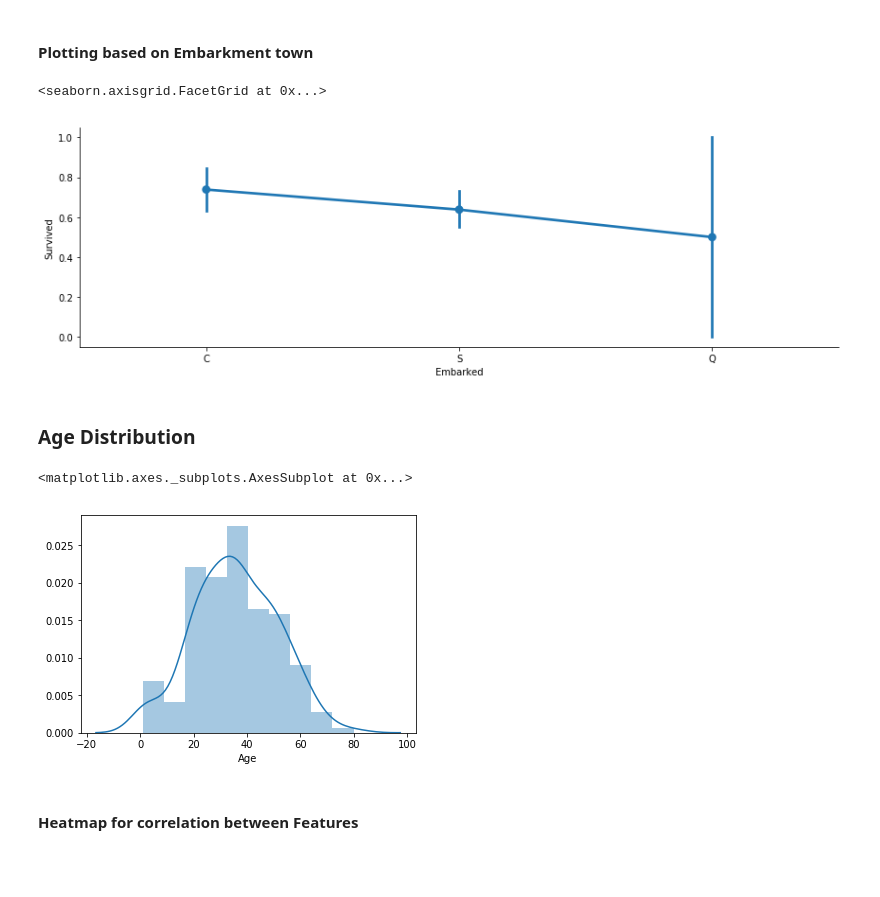
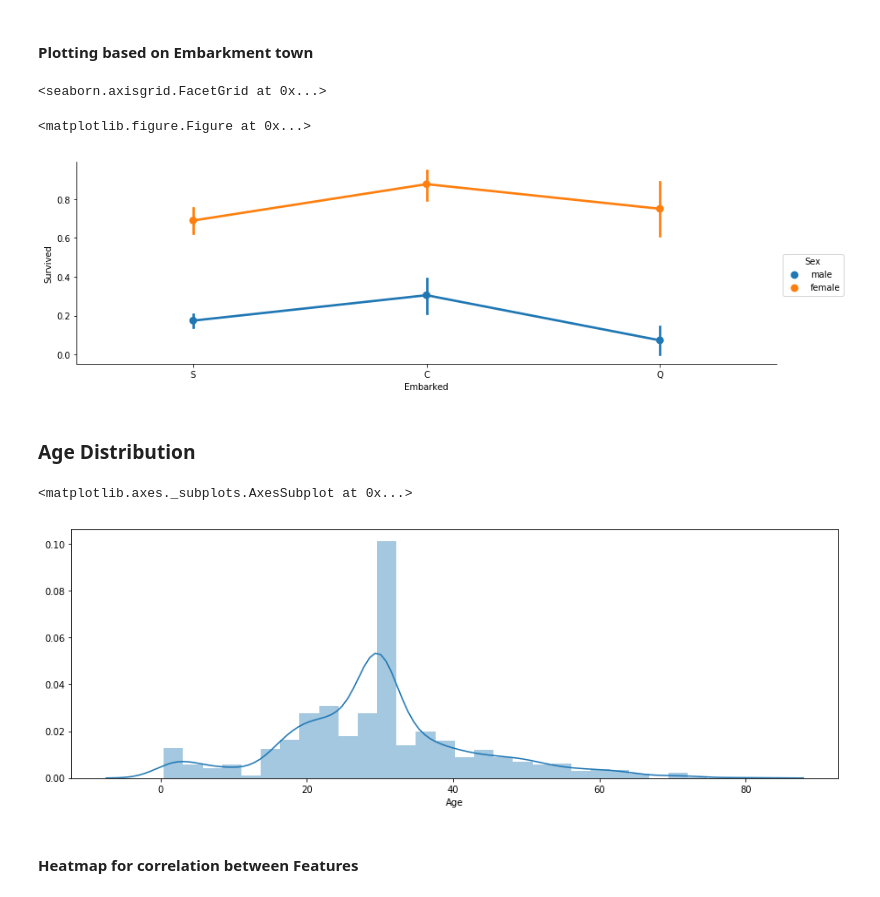
Before and after one commit to 4bic/learn_code, a Jupyter notebook: titanic/titanic_submission_v1.ipynb, the cells around one changed output. Saved outputs shown, nothing was run; the diff lists cells and outputs as text; code cells hidden in the pictures; blank space fills up the shorter version.

```diff
--- a/titanic/titanic_submission_v1.ipynb
+++ b/titanic/titanic_submission_v1.ipynb
@@ -20,0 +53,3 @@ train_df.head(3)
+# %%
+drop_elements = ['Name','Parch','Ticket','Cabin']
+train_df = train_df.drop(drop_elements,axis=1)
@@ -20,0 +74,3 @@ train_df.head(3)
+# %%
+train_df['Age'].fillna(train_df['Age'].mean(), inplace=True)
+test_df['Age'].fillna(test_df['Age'].mean(), inplace=True)
@@ -21,5 +95,6 @@ train_df.head(3)
 # %%
-train_df.dropna(inplace=True)
+# train_df.dropna(inplace=True)
+# test_df.dropna(inplace=True)
 # %% [markdown]
 #### Correlations between Features
 # %%
@@ -52,19 +132,20 @@ sns.countplot('Pclass',hue='Sex',data=train_df)
 #### Plotting based on Embarkment town
 # %%
 # plot
-figsize=(15,5)
-sns.factorplot('Embarked','Survived', data=train_df,size=4,aspect=3)
+fig = plt.figure(figsize=(15,5))
+sns.factorplot('Embarked','Survived', hue='Sex',data=train_df, size=4,aspect=3)
 # %% [output]
 <seaborn.axisgrid.FacetGrid at 0x...>
+<matplotlib.figure.Figure at 0x...>
-[figure, old version]
+[figure, new version]
 # %% [markdown]
 ### Age Distribution
 # %%
-figsize=(15,5)
+fig = plt.figure(figsize=(15,5))
 sns.distplot(train_df['Age'])
 # %% [output]
 <matplotlib.axes._subplots.AxesSubplot at 0x...>
-[figure, old version]
+[figure, new version]
 # %% [markdown]
 #### Heatmap for correlation between Features
 # %%
```
Also changed, not shown: parts of 31 cells of this notebook.
